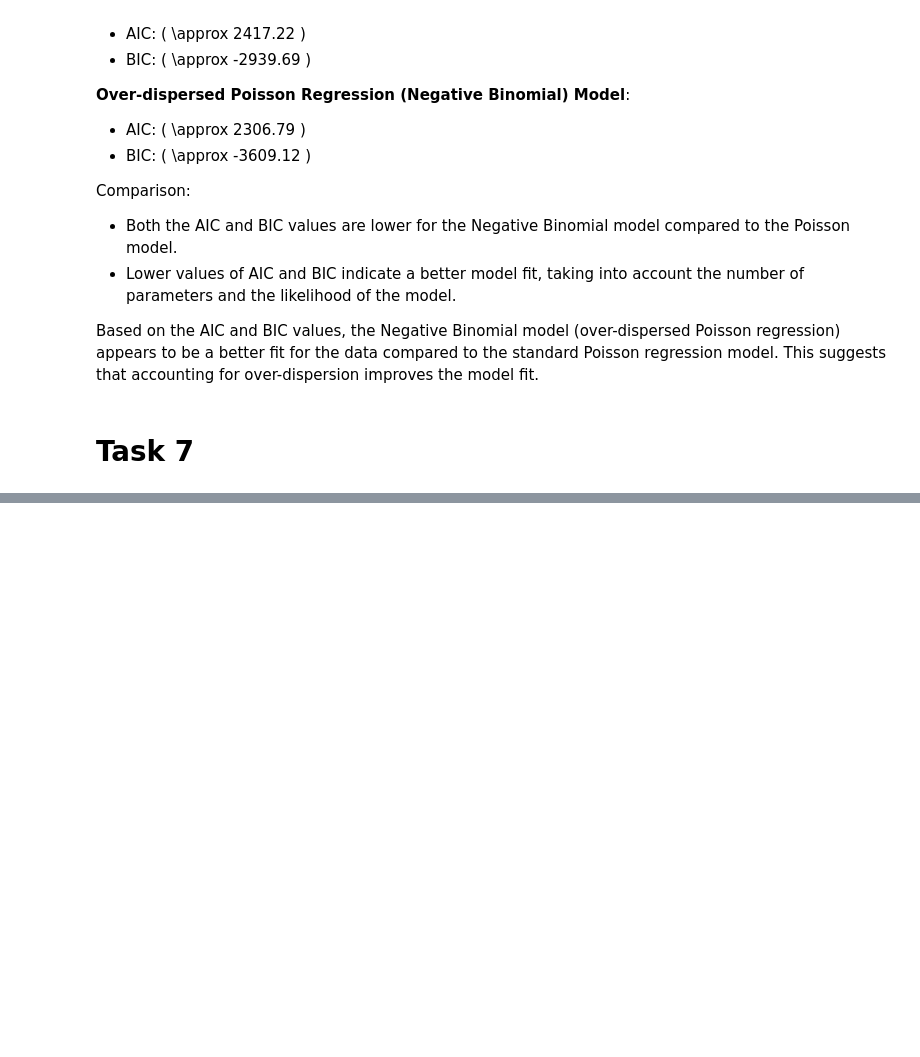
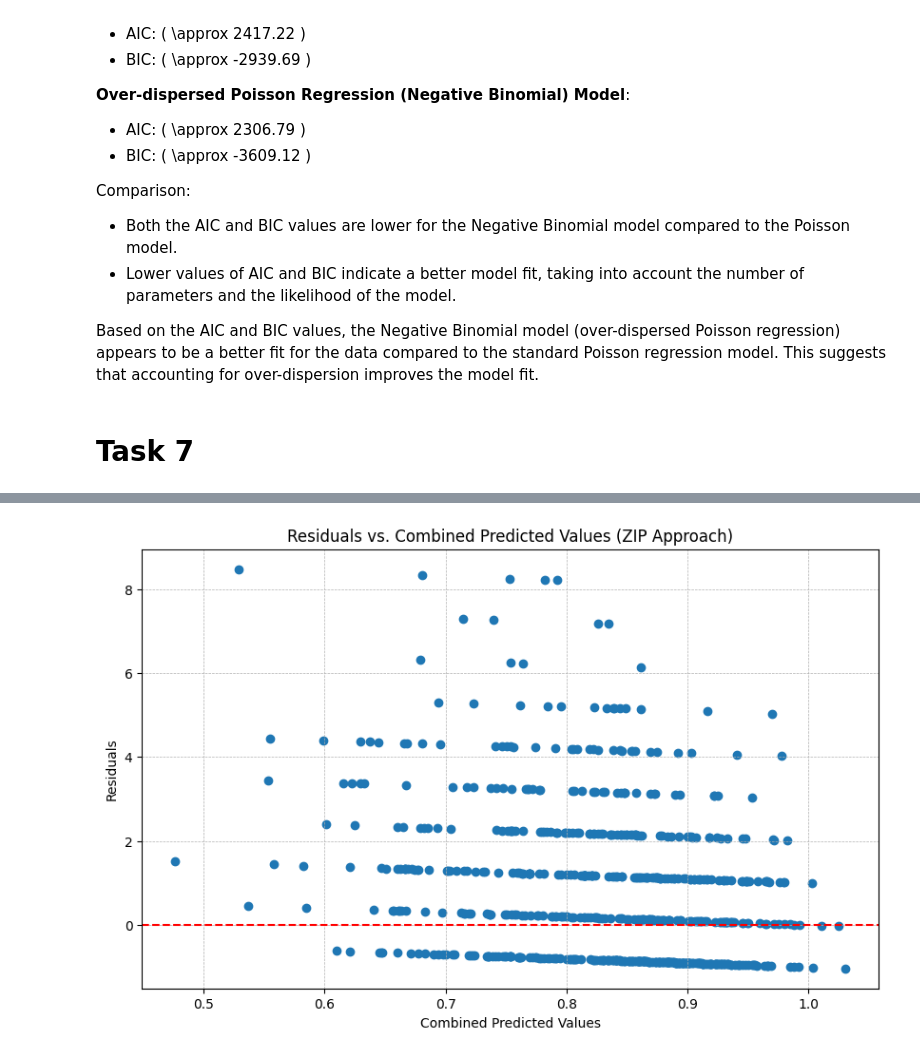
Before and after one commit to MichaelRocchio/msds_410, a Jupyter notebook: Assignment_9/rocchio_assign9.ipynb, the cells around one changed output, grey strips where cells are left out. Cells and saved outputs as stored; diff of their text form; code cells hidden in the pictures; blank space fills up the shorter version.

```diff
--- a/Assignment_9/rocchio_assign9.ipynb
+++ b/Assignment_9/rocchio_assign9.ipynb
@@ -464,0 +484,4 @@ Based on the AIC and BIC values, the Negative Binomial model (over-dispersed Poi
+# %%
+data['Y_IND'] = (data['STRESS'] > 0).astype(int)
+logistic_model = smf.logit(formula="Y_IND ~ COHES + ESTEEM + GRADES + SATTACH", data=data).fit()
+logistic_model.summary()
@@ -464,0 +540,5 @@ Based on the AIC and BIC values, the Negative Binomial model (over-dispersed Poi
+# %%
+# Starting with fitting the Poisson Regression model for those observations where STRESS > 0
+filtered_data = data[data['STRESS'] > 0]
+poisson_for_zip = smf.glm(formula="STRESS ~ COHES + ESTEEM + GRADES + SATTACH", data=filtered_data, family=sm.families.Poisson()).fit()
+poisson_for_zip.summary()
@@ -464,0 +580,7 @@ Based on the AIC and BIC values, the Negative Binomial model (over-dispersed Poi
+# %%
+prob_zero = logistic_model.predict(data)
+predicted_count = poisson_for_zip.predict(data)
+combined_predictions = (1 - prob_zero) * predicted_count
+residuals = data['STRESS'] - combined_predictions
+
+combined_predictions, residuals
@@ -464,0 +611,11 @@ Based on the AIC and BIC values, the Negative Binomial model (over-dispersed Poi
+# %%
+plt.figure(figsize=(10, 6))
+plt.scatter(combined_predictions, residuals)
+plt.axhline(y=0, color='red', linestyle='--')
+plt.title('Residuals vs. Combined Predicted Values (ZIP Approach)')
+plt.xlabel('Combined Predicted Values')
+plt.ylabel('Residuals')
+plt.grid(True, which='both', linestyle='--', linewidth=0.5)
+plt.show()
+# %% [output]
+[figure, added]
```
Also changed, not shown: parts of 23 cells of this notebook.
